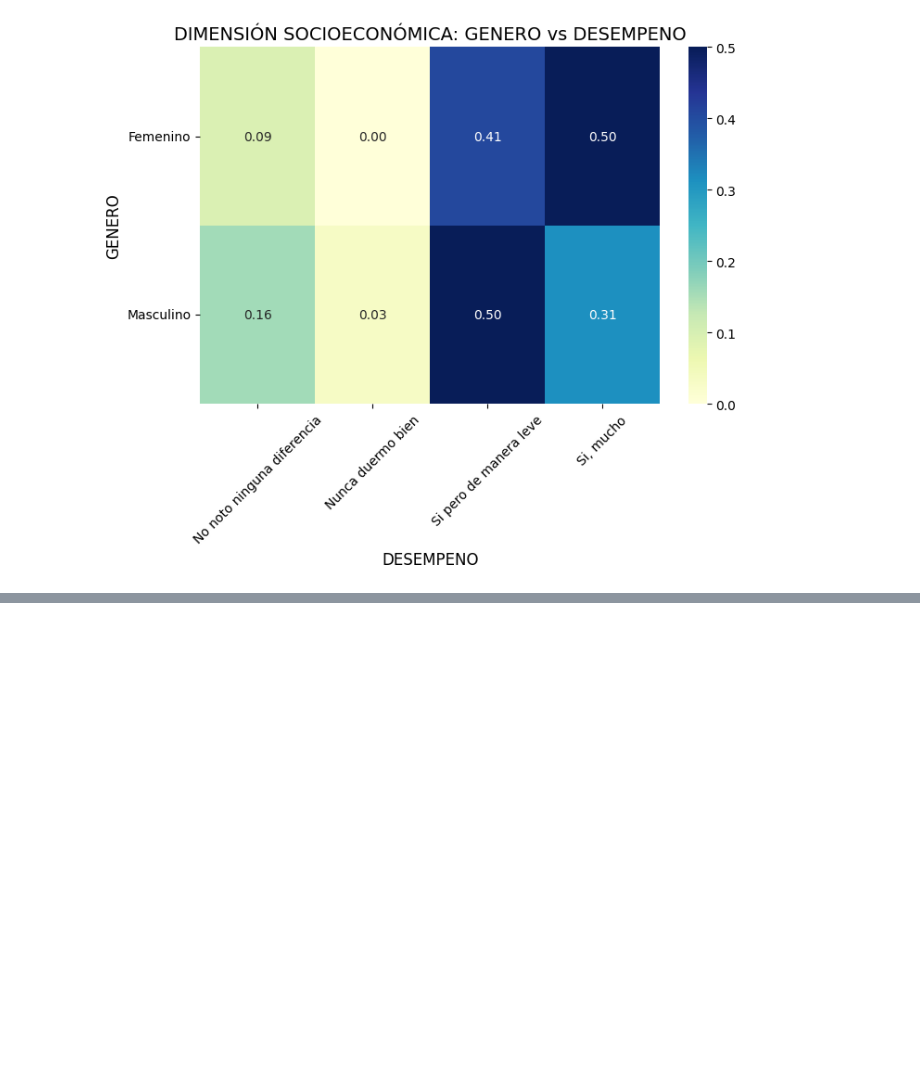
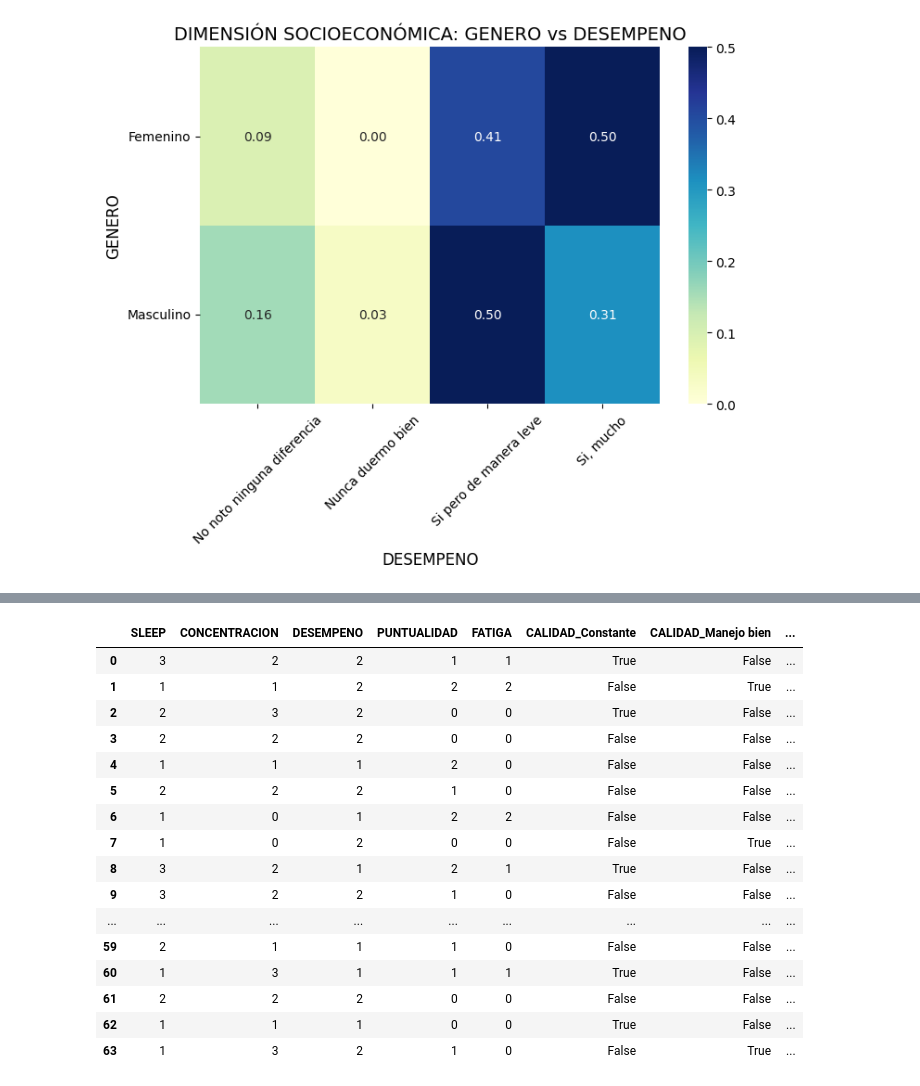
Before and after one commit to AndreSosa21/MCA, a Jupyter notebook: MCA.ipynb, the cells around one changed output, grey strips where cells are left out. Saved outputs shown, nothing was run; the diff lists cells and outputs as text; code cells hidden in the pictures; blank space fills up the shorter version.

```diff
--- a/MCA.ipynb
+++ b/MCA.ipynb
@@ -162,0 +354,69 @@ plot_heatmaps(SOCIOECO, target="DESEMPENO", title="DIMENSIÓN SOCIOECONÓMICA")
+# %%
+# ENCODING DE VARIABLES CATEGÓRICAS
+from sklearn.preprocessing import LabelEncoder
+import pandas as pd
+
+# Trabajar con los datos limpios del paso anterior
+data_activas = data_clean_step1.copy()
+
+print("=== ANÁLISIS DEL TIPO DE VARIABLES PARA ENCODING ===")
+
+# Clasificación de variables según su naturaleza
+print("\n--- VARIABLES ORDINALES (LabelEncoder) ---")
+print("SLEEP: Orden natural de frecuencia")
+print("CONCENTRACION: Orden de intensidad")
+print("DESEMPENO: Orden de rendimiento")
+print("PUNTUALIDAD: Orden de frecuencia")
+print("FATIGA: Orden de nivel de consideración")
+
+print("\n--- VARIABLES NOMINALES (OneHotEncoder) ---")
+print("CALIDAD: Diferentes contextos sin orden inherente")
+
+print(f"\n=== APLICANDO ENCODING ===")
+
+# Crear DataFrame para datos encodificados
+data_encoded = data_activas.copy()
+
+# APLICAR LABEL ENCODING PARA VARIABLES ORDINALES
+ordinal_vars = ['SLEEP', 'CONCENTRACION', 'DESEMPENO', 'PUNTUALIDAD', 'FATIGA']
+
+for var in ordinal_vars:
+    print(f"\nAplicando LabelEncoder a {var}...")
+
+    # Definir orden manual para cada variable ordinal
+    if var == 'SLEEP':
+        order = ['Nunca', 'Casi nunca', 'A veces', 'Frecuentemente', 'Siempre']
+    elif var == 'CONCENTRACION':
+        order = ['No nota diferencia', 'Solo exámenes', 'Mayoría ocasiones', 'Siempre']
+    elif var == 'DESEMPENO':
+        order = ['No', 'Leve', 'Mucho']
+    elif var == 'PUNTUALIDAD':
+        order = ['Nunca', 'Rara vez', 'Si, varias veces', 'Siempre']
+    elif var == 'FATIGA':
+        order = ['Nunca', 'Poco considerado', 'Pensado seriamente']
+
+    # Crear mapeo ordenado
+    order_mapping = {category: i for i, category in enumerate(order)}
+    data_encoded[var] = data_activas[var].map(order_mapping)
+
+    print(f"✓ Mapeo aplicado: {order_mapping}")
+
+# APLICAR ONE-HOT ENCODING PARA CALIDAD
+print(f"\nAplicando OneHotEncoder a CALIDAD...")
+dummies = pd.get_dummies(data_activas['CALIDAD'], prefix='CALIDAD')
+data_encoded = data_encoded.drop(columns=['CALIDAD'])
+data_encoded = pd.concat([data_encoded, dummies], axis=1)
+print(f"✓ Variables creadas: {list(dummies.columns)}")
+
+print(f"\n=== RESULTADO FINAL DEL ENCODING ===")
+print(f"Dimensiones finales: {data_encoded.shape}")
+print(f"Variables finales: {list(data_encoded.columns)}")
+
+# Verificar que no hay valores faltantes tras el encoding
+print(f"\nValores faltantes tras encoding: {data_encoded.isnull().sum().sum()}")
+
+# Guardar para siguiente paso
+data_for_mca = data_encoded.copy()
+print(f"\n✅ Datos encodificados guardados en 'data_for_mca' para el MCA")
+display(data_for_mca)
+# %% [output]
@@ -162,0 +440,17 @@ plot_heatmaps(SOCIOECO, target="DESEMPENO", title="DIMENSIÓN SOCIOECONÓMICA")
+|  | SLEEP | CONCENTRACION | DESEMPENO | PUNTUALIDAD | FATIGA | CALIDAD_Constante | CALIDAD_Manejo bien | ... |
+| 0 | 3 | 2 | 2 | 1 | 1 | True | False | ... |
+| 1 | 1 | 1 | 2 | 2 | 2 | False | True | ... |
+| 2 | 2 | 3 | 2 | 0 | 0 | True | False | ... |
+| 3 | 2 | 2 | 2 | 0 | 0 | False | False | ... |
+| 4 | 1 | 1 | 1 | 2 | 0 | False | False | ... |
+| 5 | 2 | 2 | 2 | 1 | 0 | False | False | ... |
+| 6 | 1 | 0 | 1 | 2 | 2 | False | False | ... |
+| 7 | 1 | 0 | 2 | 0 | 0 | False | True | ... |
+| 8 | 3 | 2 | 1 | 2 | 1 | True | False | ... |
+| 9 | 3 | 2 | 2 | 1 | 0 | False | False | ... |
+| ... | ... | ... | ... | ... | ... | ... | ... | ... |
+| 59 | 2 | 1 | 1 | 1 | 0 | False | False | ... |
+| 60 | 1 | 3 | 1 | 1 | 1 | True | False | ... |
+| 61 | 2 | 2 | 2 | 0 | 0 | False | False | ... |
+| 62 | 1 | 1 | 1 | 0 | 0 | True | False | ... |
+| 63 | 1 | 3 | 2 | 1 | 0 | False | True | ... |
```
Also changed, not shown: parts of 12 cells of this notebook.
